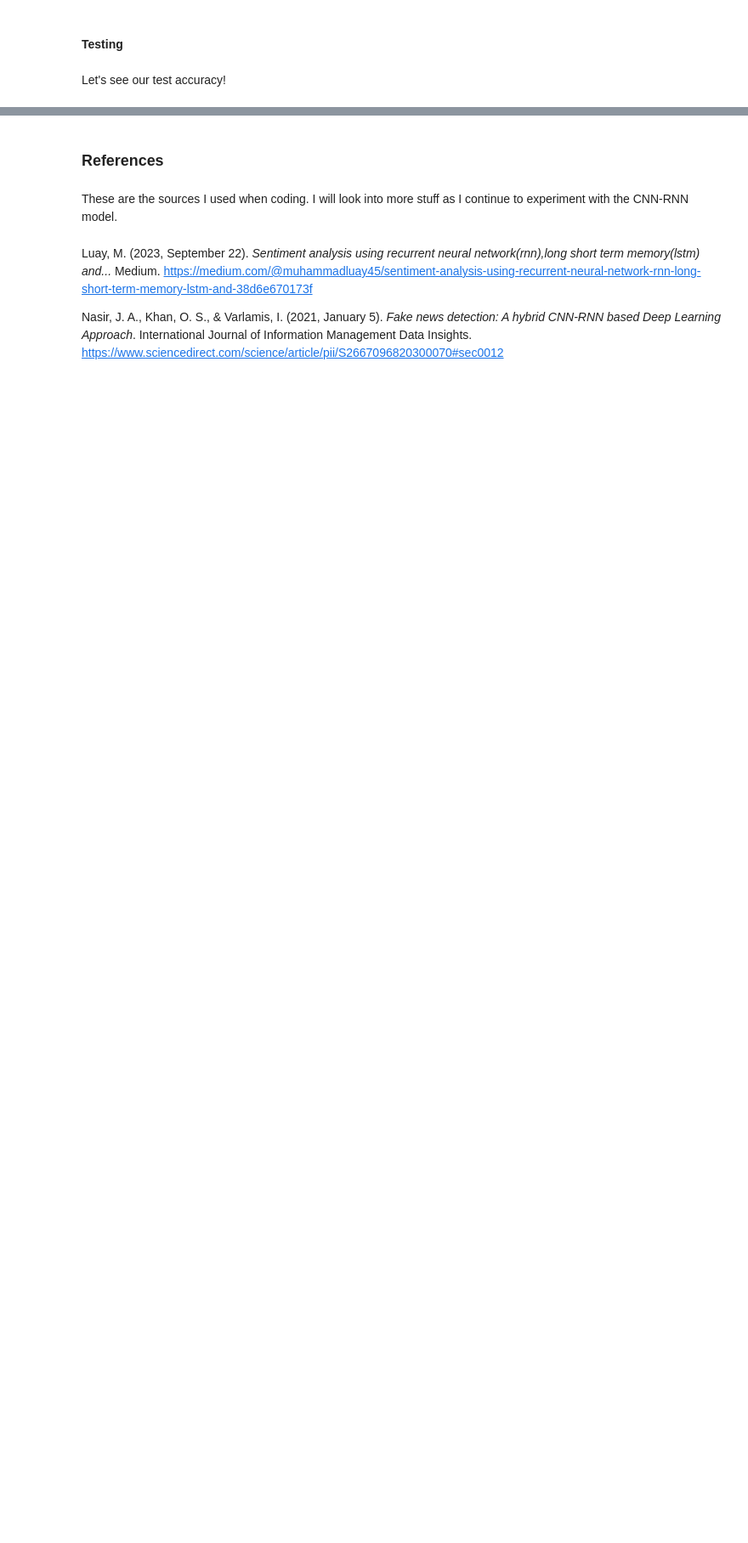
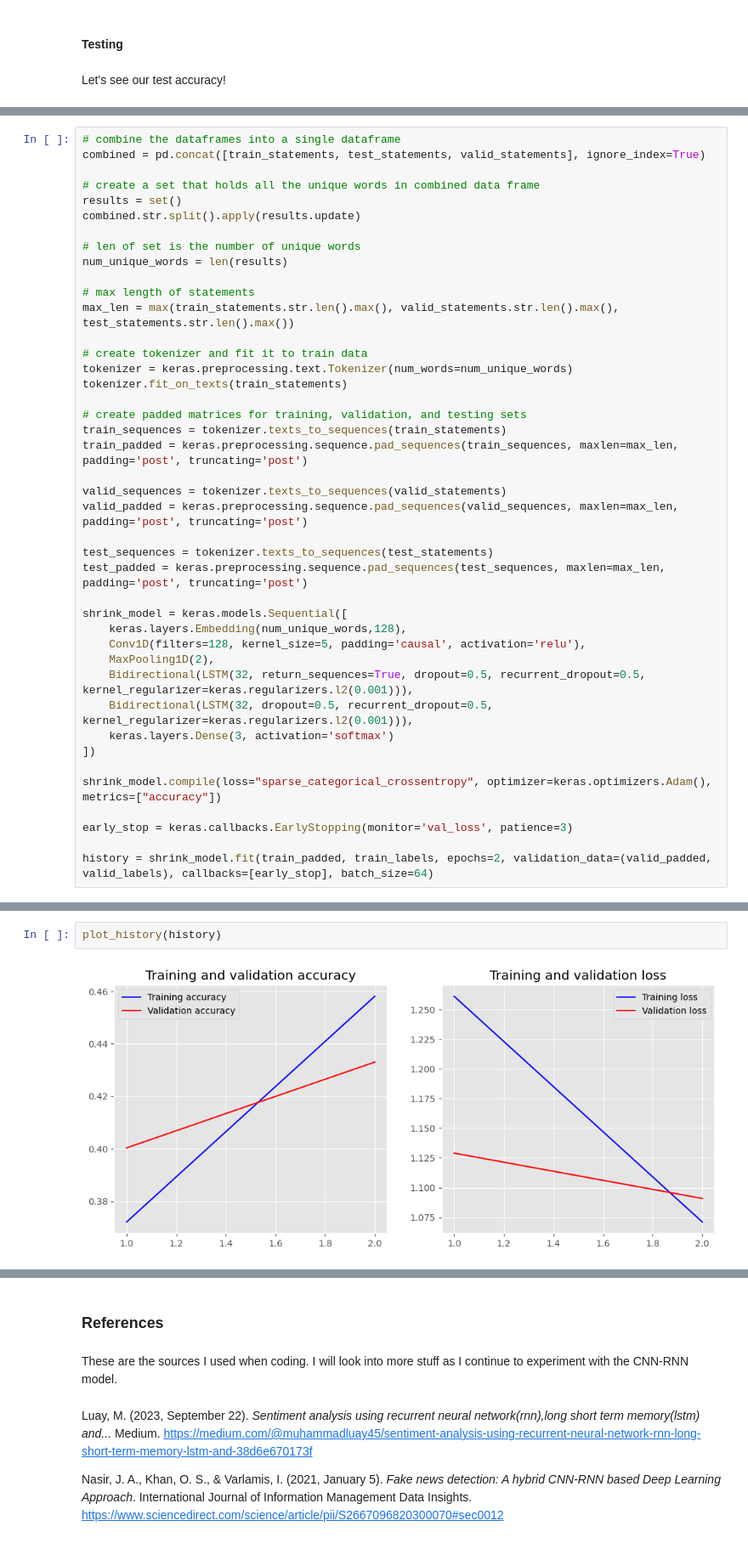
Before and after one commit to margelark/Fake_News_Detection, a Jupyter notebook: CNNRNN.ipynb, the cells around one changed output, grey strips where cells are left out. Shown: that part at 85% size. Cells and saved outputs as stored; diff of their text form; blank space fills up the shorter version.

Commit message:
added 3 labels model and ordinal accuracy

```diff
--- a/CNNRNN.ipynb
+++ b/CNNRNN.ipynb
@@ -341,0 +411,42 @@ We get a ~25.7% accuracy.
+# %%
+# combine the dataframes into a single dataframe
+combined = pd.concat([train_statements, test_statements, valid_statements], ignore_index=True)
+
+# create a set that holds all the unique words in combined data frame
+results = set()
+combined.str.split().apply(results.update)
+
+# len of set is the number of unique words
+num_unique_words = len(results)
+
+# max length of statements
+max_len = max(train_statements.str.len().max(), valid_statements.str.len().max(), test_statements.str.len().max())
+
+# create tokenizer and fit it to train data
+tokenizer = keras.preprocessing.text.Tokenizer(num_words=num_unique_words)
+tokenizer.fit_on_texts(train_statements)
+
+# create padded matrices for training, validation, and testing sets
+train_sequences = tokenizer.texts_to_sequences(train_statements)
+train_padded = keras.preprocessing.sequence.pad_sequences(train_sequences, maxlen=max_len, padding='post', truncating='post')
+
+valid_sequences = tokenizer.texts_to_sequences(valid_statements)
+valid_padded = keras.preprocessing.sequence.pad_sequences(valid_sequences, maxlen=max_len, padding='post', truncating='post')
+
+test_sequences = tokenizer.texts_to_sequences(test_statements)
+test_padded = keras.preprocessing.sequence.pad_sequences(test_sequences, maxlen=max_len, padding='post', truncating='post')
+
+shrink_model = keras.models.Sequential([
+    keras.layers.Embedding(num_unique_words,128),
+    Conv1D(filters=128, kernel_size=5, padding='causal', activation='relu'),
+    MaxPooling1D(2),
+    Bidirectional(LSTM(32, return_sequences=True, dropout=0.5, recurrent_dropout=0.5, kernel_regularizer=keras.regularizers.l2(0.001))),
+    Bidirectional(LSTM(32, dropout=0.5, recurrent_dropout=0.5, kernel_regularizer=keras.regularizers.l2(0.001))),
+    keras.layers.Dense(3, activation='softmax')
+])
+
+shrink_model.compile(loss="sparse_categorical_crossentropy", optimizer=keras.optimizers.Adam(), metrics=["accuracy"])
+
+early_stop = keras.callbacks.EarlyStopping(monitor='val_loss', patience=3)
+
+history = shrink_model.fit(train_padded, train_labels, epochs=2, validation_data=(valid_padded, valid_labels), callbacks=[early_stop], batch_size=64)
@@ -341,0 +460,4 @@ We get a ~25.7% accuracy.
+# %%
+plot_history(history)
+# %% [output]
+[figure, added]
```
Also changed, not shown: parts of 24 cells of this notebook.
